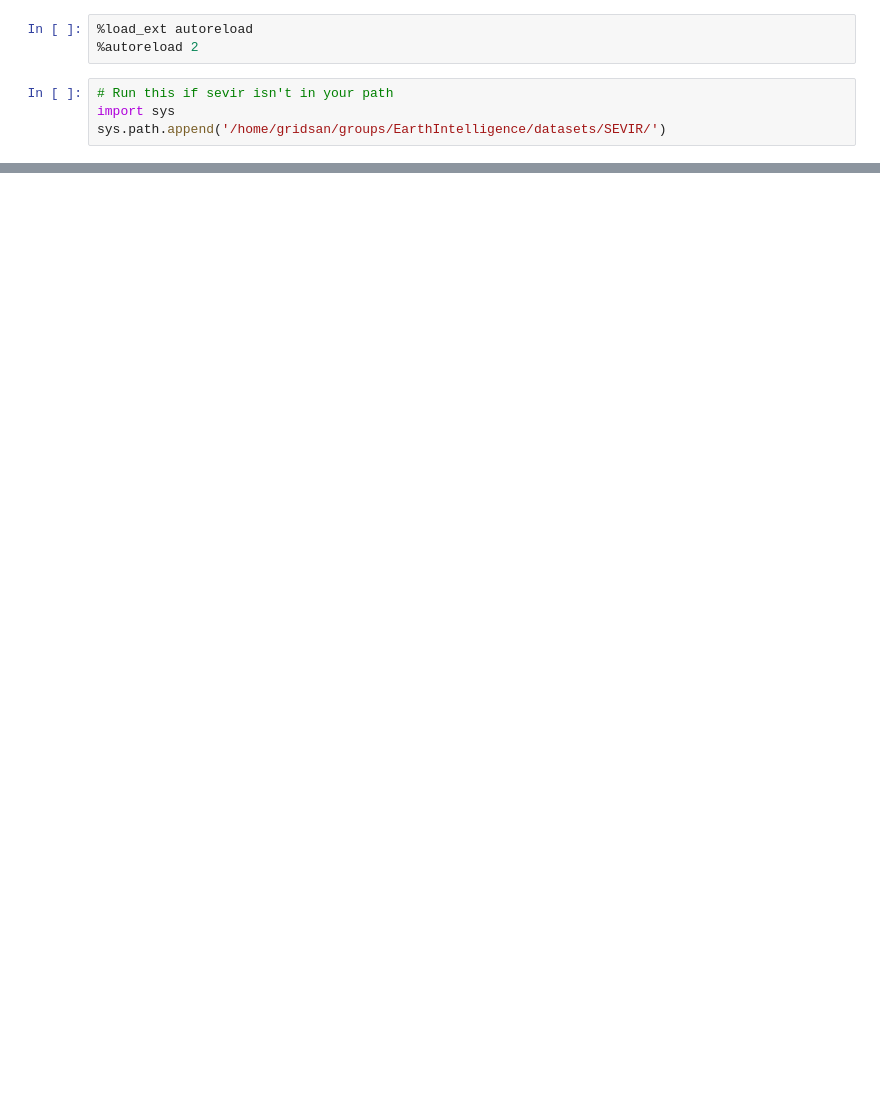
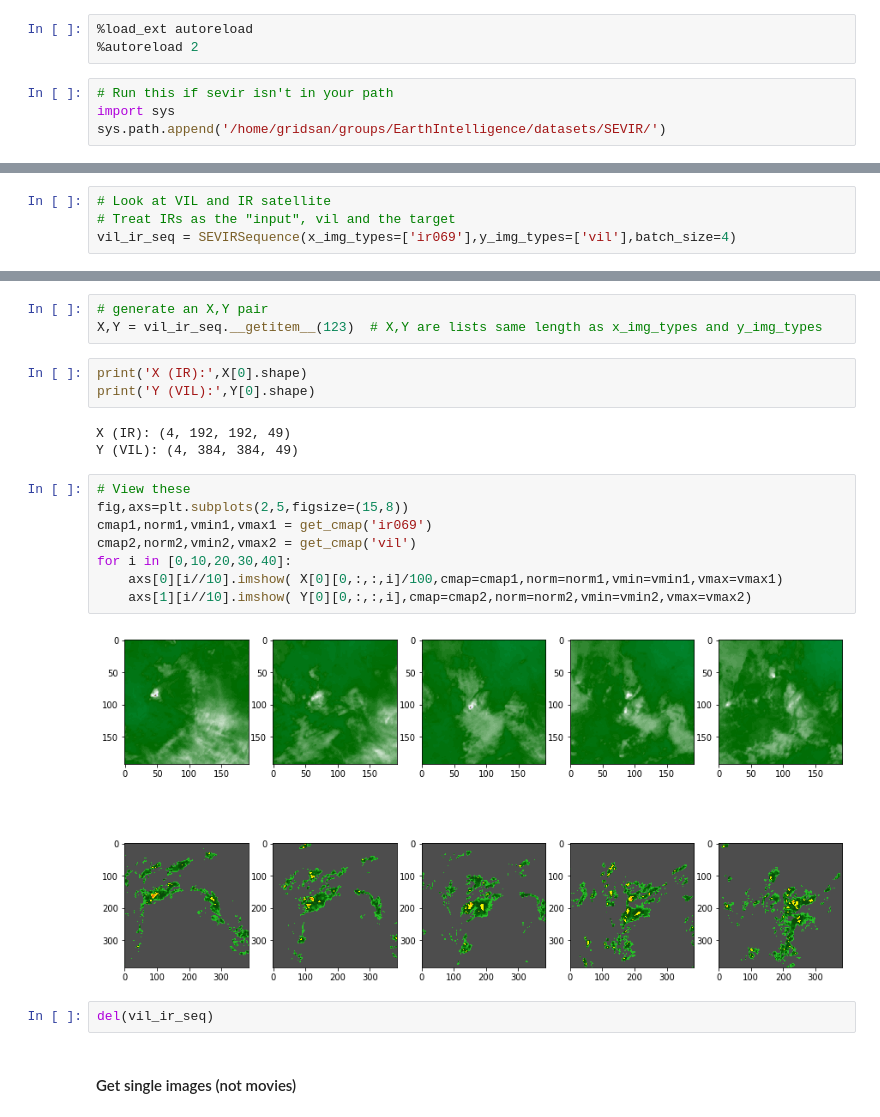
Before and after one commit to MIT-AI-Accelerator/eie-sevir, a Jupyter notebook: examples/Generators.ipynb, the cells around one changed output, grey strips where cells are left out. Cells and saved outputs as stored; diff of their text form; blank space fills up the shorter version.

```diff
--- a/examples/Generators.ipynb
+++ b/examples/Generators.ipynb
@@ -47,0 +66,4 @@ X[0].shape
+# %%
+# Look at VIL and IR satellite
+# Treat IRs as the "input", vil and the target
+vil_ir_seq = SEVIRSequence(x_img_types=['ir069'],y_img_types=['vil'],batch_size=4)
@@ -47,0 +91,23 @@ X[0].shape
+# %%
+# generate an X,Y pair
+X,Y = vil_ir_seq.__getitem__(123)  # X,Y are lists same length as x_img_types and y_img_types
+# %%
+print('X (IR):',X[0].shape)
+print('Y (VIL):',Y[0].shape)
+# %% [output]
+X (IR): (4, 192, 192, 49)
+Y (VIL): (4, 384, 384, 49)
+# %%
+# View these
+fig,axs=plt.subplots(2,5,figsize=(15,8))
+cmap1,norm1,vmin1,vmax1 = get_cmap('ir069')
+cmap2,norm2,vmin2,vmax2 = get_cmap('vil')
+for i in [0,10,20,30,40]:
+    axs[0][i//10].imshow( X[0][0,:,:,i]/100,cmap=cmap1,norm=norm1,vmin=vmin1,vmax=vmax1)
+    axs[1][i//10].imshow( Y[0][0,:,:,i],cmap=cmap2,norm=norm2,vmin=vmin2,vmax=vmax2)
+# %% [output]
+[figure, added]
+# %%
+del(vil_ir_seq)
+# %% [markdown]
+#### Get single images (not movies)
```
Also changed, not shown: parts of 23 cells of this notebook, 3 other files.
